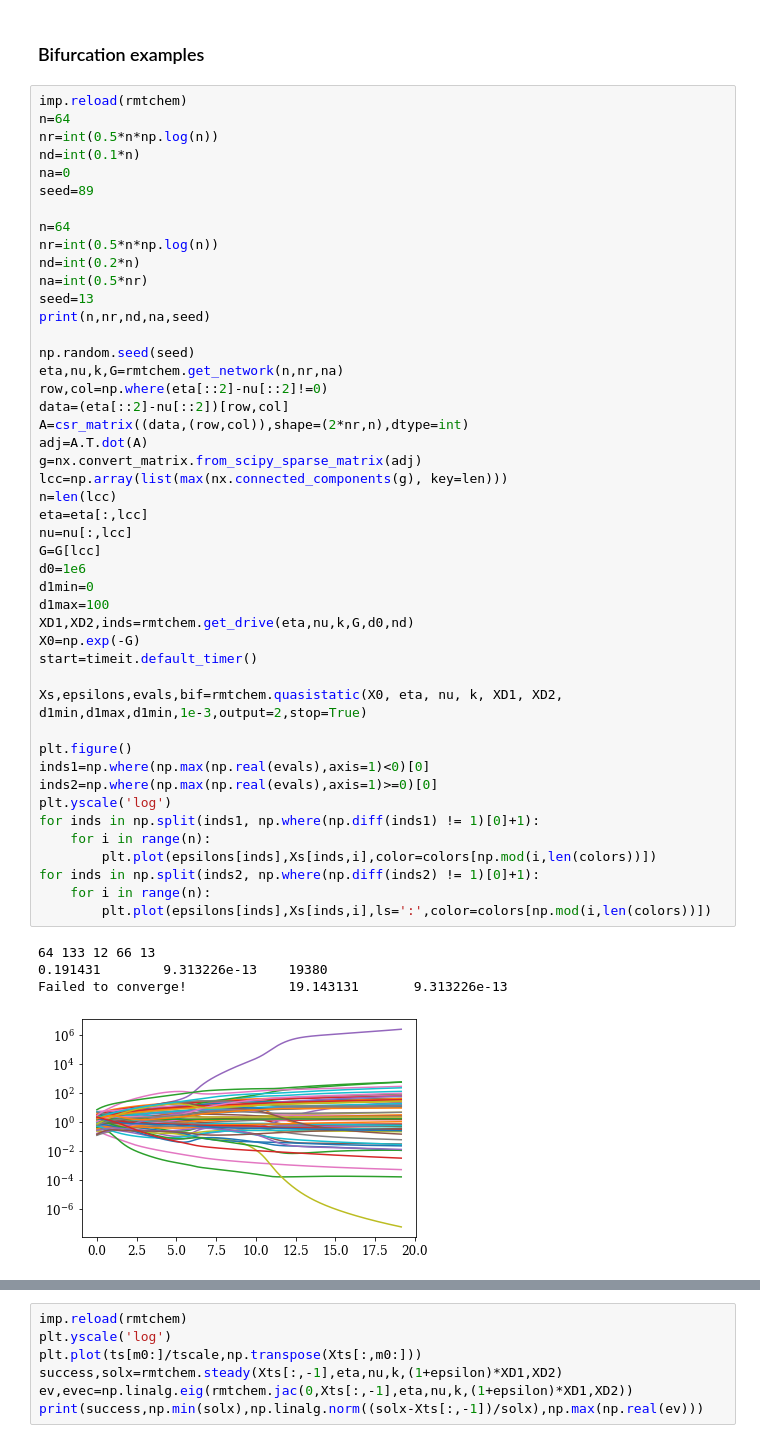
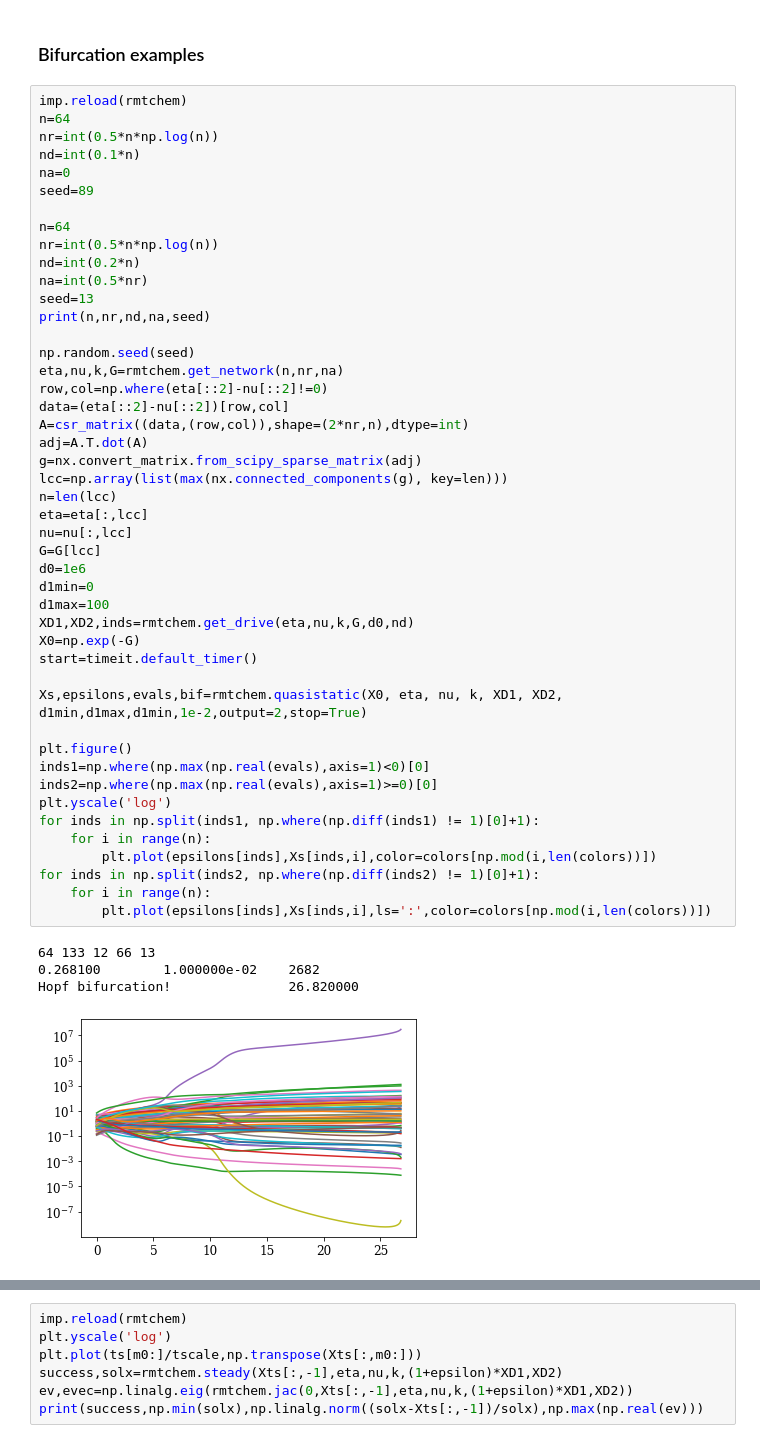
Before and after one commit to znicolaou/rmtchem, a Jupyter notebook: rmtchem.ipynb, the cells around one changed output, grey strips where cells are left out. Cells and saved outputs as stored; diff of their text form.

```diff
--- a/rmtchem.ipynb
+++ b/rmtchem.ipynb
@@ -195,34 +195,34 @@ eta,nu,k,G=rmtchem.get_network(n,nr,na)
 row,col=np.where(eta[::2]-nu[::2]!=0)
 data=(eta[::2]-nu[::2])[row,col]
 A=csr_matrix((data,(row,col)),shape=(2*nr,n),dtype=int)
 adj=A.T.dot(A)
 g=nx.convert_matrix.from_scipy_sparse_matrix(adj)
 lcc=np.array(list(max(nx.connected_components(g), key=len)))
 n=len(lcc)
 eta=eta[:,lcc]
 nu=nu[:,lcc]
 G=G[lcc]
 d0=1e6
 d1min=0
 d1max=100
 XD1,XD2,inds=rmtchem.get_drive(eta,nu,k,G,d0,nd)
 X0=np.exp(-G)
 start=timeit.default_timer()
 
-Xs,epsilons,evals,bif=rmtchem.quasistatic(X0, eta, nu, k, XD1, XD2, d1min,d1max,d1min,1e-3,output=2,stop=True)
+Xs,epsilons,evals,bif=rmtchem.quasistatic(X0, eta, nu, k, XD1, XD2, d1min,d1max,d1min,1e-2,output=2,stop=True)
 
 plt.figure()
 inds1=np.where(np.max(np.real(evals),axis=1)<0)[0]
 inds2=np.where(np.max(np.real(evals),axis=1)>=0)[0]
 plt.yscale('log')
 for inds in np.split(inds1, np.where(np.diff(inds1) != 1)[0]+1):
     for i in range(n):
         plt.plot(epsilons[inds],Xs[inds,i],color=colors[np.mod(i,len(colors))])
 for inds in np.split(inds2, np.where(np.diff(inds2) != 1)[0]+1):
     for i in range(n):
         plt.plot(epsilons[inds],Xs[inds,i],ls=':',color=colors[np.mod(i,len(colors))])
 # %% [output]
 64 133 12 66 13
-0.191431        9.313226e-13    19380
-Failed to converge!             19.143131       9.313226e-13
+0.268100        1.000000e-02    2682
+Hopf bifurcation!               26.820000
-[figure, old version]
+[figure, new version]
```
Also changed, not shown: parts of 3 cells of this notebook, 2 other files.
